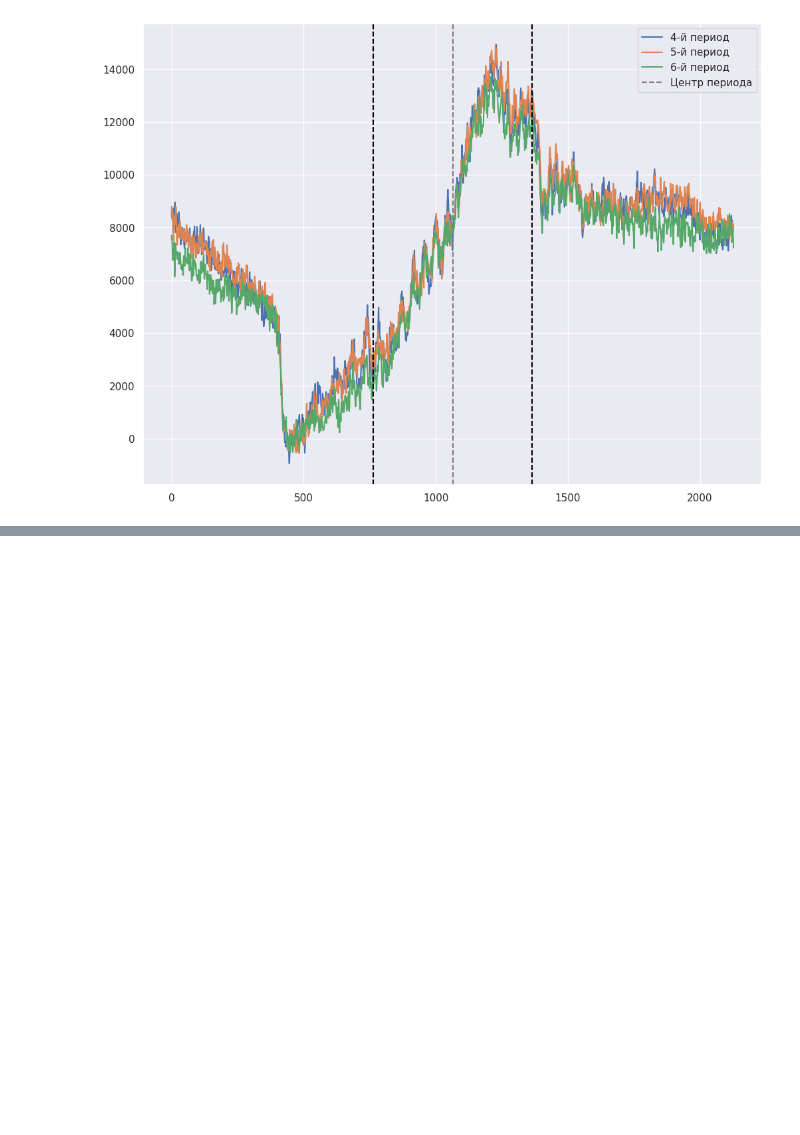
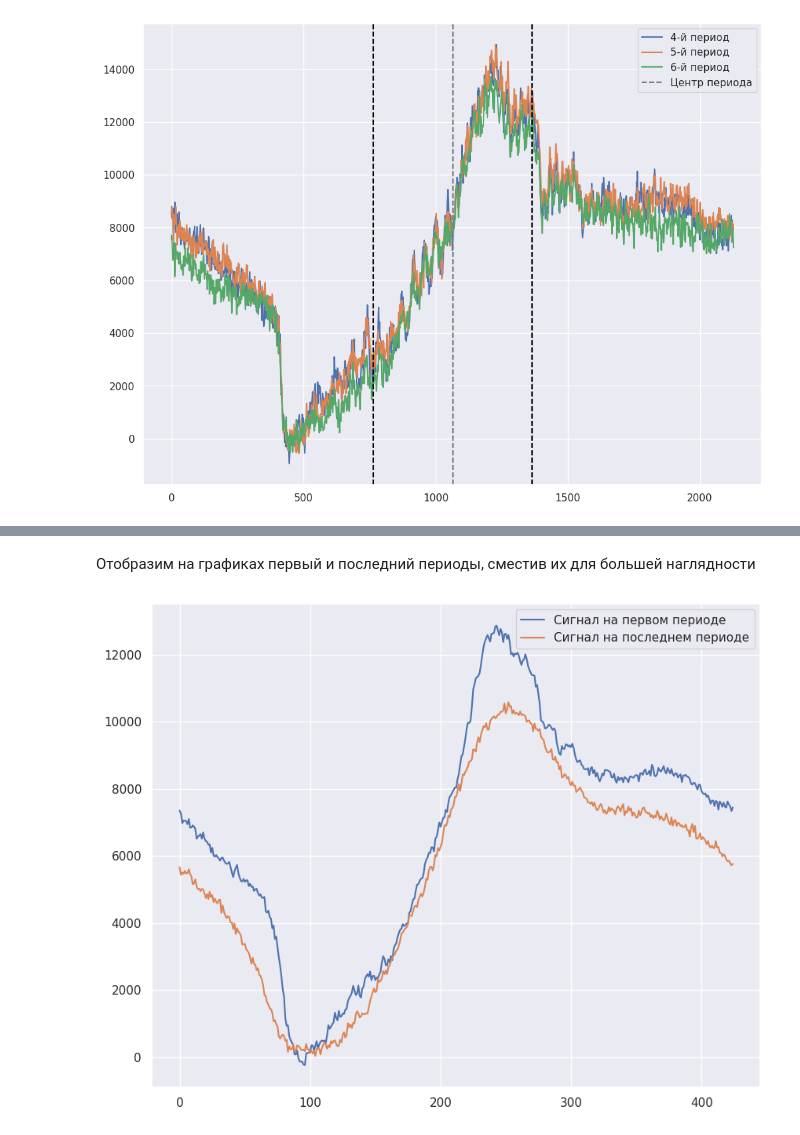
Before and after one commit to settlermine/jinr_practice, a Jupyter notebook: main.ipynb, the cells around one changed output, grey strips where cells are left out. Saved outputs shown, nothing was run; the diff lists cells and outputs as text; code cells hidden in the pictures; blank space fills up the shorter version.

```diff
--- a/main.ipynb
+++ b/main.ipynb
@@ -821,0 +945,7 @@ plt.legend();
+# %%
+first_period_index = 2 # Индекс начального периода
+last_period_index = 10 # Индекс конечного периода
+momentum_deviation_resolution = 8 # Разрешение по импульсному отклонению
+
+momentum_deviation_window_length = 2*momentum_deviation_resolution + 1 # Длина окна импульсного отклонения
+convoluted_period = convoluted_signal.shape[1] # Период после свертки
@@ -821,0 +965,18 @@ plt.legend();
+# %% [markdown]
+Отобразим на графиках первый и последний периоды, сместив их для большей наглядности
+# %%
+# Параметры, отвечающие за сдвиг сигнала
+first_signal_moving_factor = 30
+last_signal_moving_factor = 0.1
+
+first_period_signal = convoluted_signal[first_period_index] - first_signal_moving_factor
+last_period_signal = convoluted_signal[last_period_index]
+last_period_signal = last_period_signal + last_signal_moving_factor * ((first_period_signal.sum() - last_period_signal.sum()) / convoluted_period)
+
+plt.figure(figsize=(10, 8))
+x = np.arange(convoluted_signal.shape[1])
+plt.plot(x, first_period_signal, label='Сигнал на первом периоде')
+plt.plot(x, last_period_signal, label='Сигнал на последнем периоде')
+plt.legend();
+# %% [output]
+[figure, added]
```
Also changed, not shown: parts of 12 cells of this notebook.
